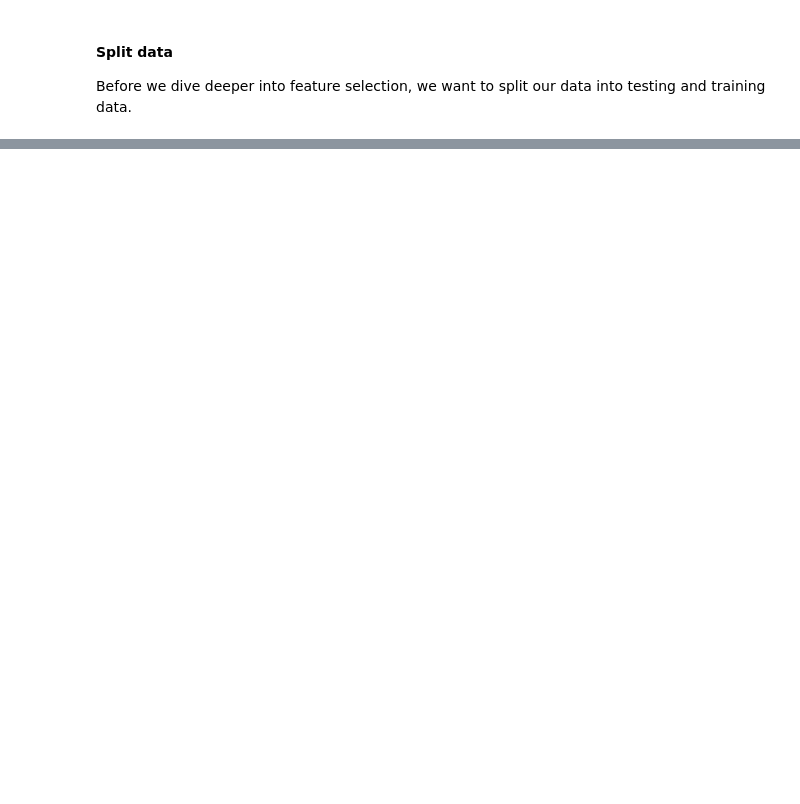
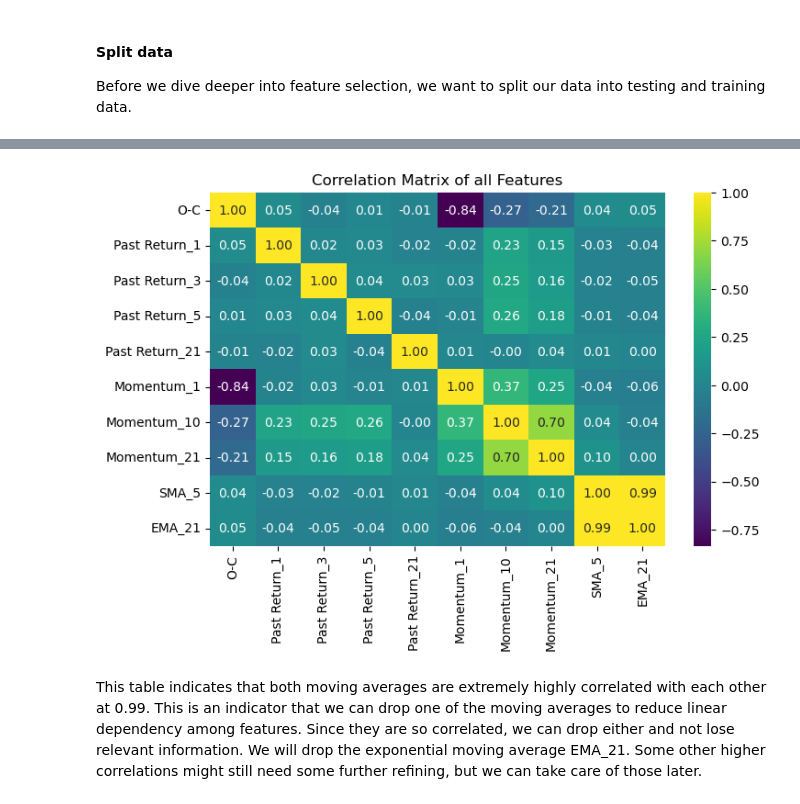
Before and after one commit to heidi123123/cqf, a Jupyter notebook: Exams/3/Exam 3.ipynb, the cells around one changed output, grey strips where cells are left out. Saved outputs shown, nothing was run; the diff lists cells and outputs as text; code cells hidden in the pictures; blank space fills up the shorter version.

Commit message:
Added SelectKBest, RFECV, correlation matrix + VIF analysis

```diff
--- a/Exams/3/Exam 3.ipynb
+++ b/Exams/3/Exam 3.ipynb
@@ -395,0 +341,12 @@ SelectKBest selected features:
+# %%
+def select_k_best(X_train, X_test, y_train, k=10):
+    selector = SelectKBest(f_classif, k=k)
+    X_train_selected = selector.fit_transform(X_train, y_train)
+    X_test_selected = selector.transform(X_test)
+    selected_features = X_train.columns[selector.get_support()]
+    return selected_features, X_train_selected, X_test_selected
+
+
+selected_features_kbest, X_train_kbest, X_test_kbest = select_k_best(X_train, X_test, y_train, k=16)
+
+print("SelectKBest selected features:\n", selected_features_kbest)
@@ -395,0 +363,21 @@ SelectKBest selected features:
+# %%
+def rfecv_method(X_train, X_test, y_train, display_dataframe=0):
+    model = RandomForestClassifier(n_estimators=50, random_state=42)
+    rfecv = RFECV(estimator=model, cv=5, scoring='accuracy')
+    rfecv.fit(X_train, y_train)
+    X_train_selected = rfecv.transform(X_train)
+    X_test_selected = rfecv.transform(X_test)
+    selected_features = X_train.columns[rfecv.get_support()]
+    if display_dataframe:
+        rankings_df = pd.DataFrame({'Feature': X_train.columns,
+                                    'Ranking': rfecv.ranking_})
+        print(rankings_df.sort_values(by='Ranking'))
+    return X_train_selected, X_test_selected, selected_features
+
+
+X_train_rfecv, X_test_rfecv, selected_features_rfecv = rfecv_method(
+    pd.DataFrame(X_train_kbest, columns=selected_features_kbest),
+    pd.DataFrame(X_test_kbest, columns=selected_features_kbest), y_train, display_dataframe=1)
+
+print("")
+print("RFECV selected features:", selected_features_rfecv)
@@ -396 +406,11 @@ SelectKBest selected features:
+# %%
+corr_matrix = pd.DataFrame(X_train_rfecv, columns=selected_features_rfecv).corr()
+plt.figure(figsize=(8, 5))
+sns.heatmap(corr_matrix, annot=True, fmt='.2f', cmap="viridis")
+plt.title("Correlation Matrix of all Features")
+plt.show()
+# %% [output]
+[figure, added]
+# %% [markdown]
+This table indicates that both moving averages are extremely highly correlated with each other at 0.99. This is an indicator that we can drop one of the moving averages to reduce linear dependency among features. Since they are so correlated, we can drop either and not lose relevant information. We will drop the exponential moving average EMA_21. Some other higher correlations might still need some further refining, but we can take care of those later.
 # %%
```
Also changed, not shown: parts of 30 cells of this notebook.
